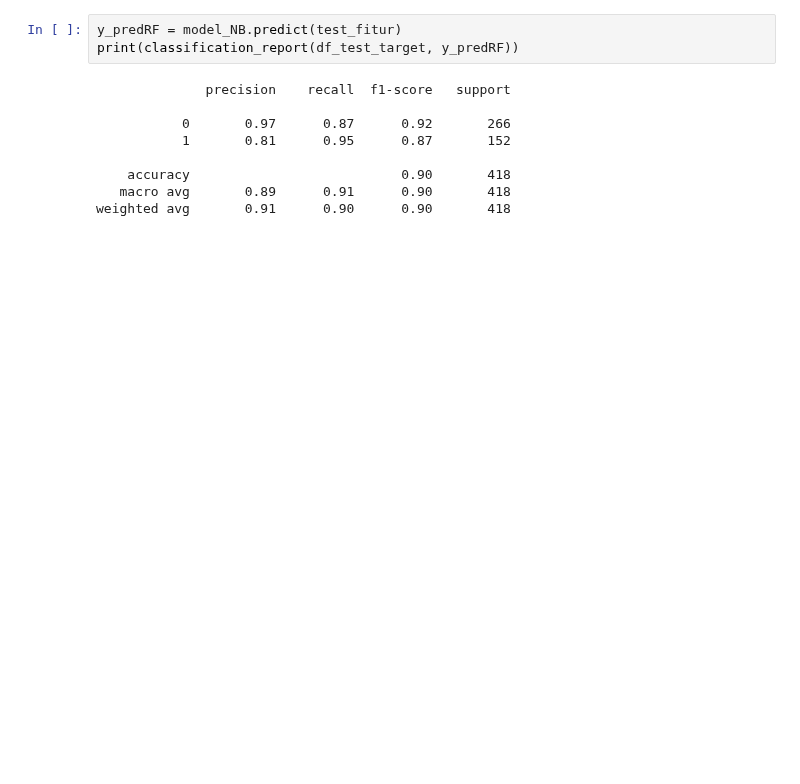
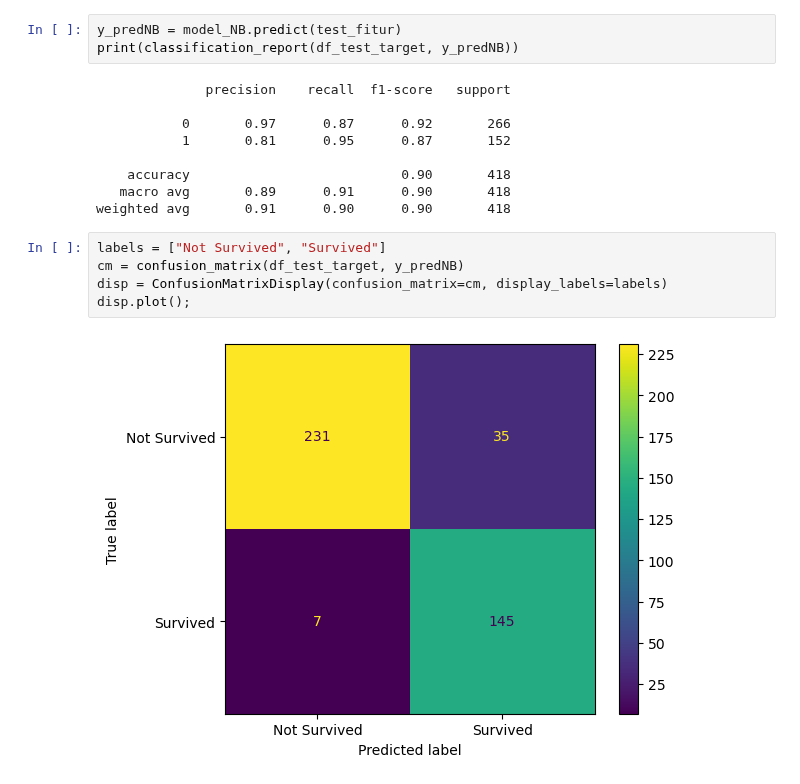
Before and after one commit to Ajhie1987/Python_Train, a Jupyter notebook: Final_Assign.ipynb, the cells around one changed output. Drawn from its saved outputs; the diff is of its cells as text; blank space fills up the shorter version.

```diff
--- a/Final_Assign.ipynb
+++ b/Final_Assign.ipynb
@@ -294,8 +289,8 @@ model_NB.fit(train_fitur,train_target)
 # %% [output]
 GaussianNB()
 # %%
-y_predRF = model_NB.predict(test_fitur)
-print(classification_report(df_test_target, y_predRF))
+y_predNB = model_NB.predict(test_fitur)
+print(classification_report(df_test_target, y_predNB))
 # %% [output]
               precision    recall  f1-score   support
 
@@ -305,3 +300,10 @@ print(classification_report(df_test_target, y_predRF))
     accuracy                           0.90       418
    macro avg       0.89      0.91      0.90       418
 weighted avg       0.91      0.90      0.90       418
+# %%
+labels = ["Not Survived", "Survived"]
+cm = confusion_matrix(df_test_target, y_predNB)
+disp = ConfusionMatrixDisplay(confusion_matrix=cm, display_labels=labels)
+disp.plot();
+# %% [output]
+[figure, added]
```
Also changed, not shown: parts of 4 cells of this notebook.
